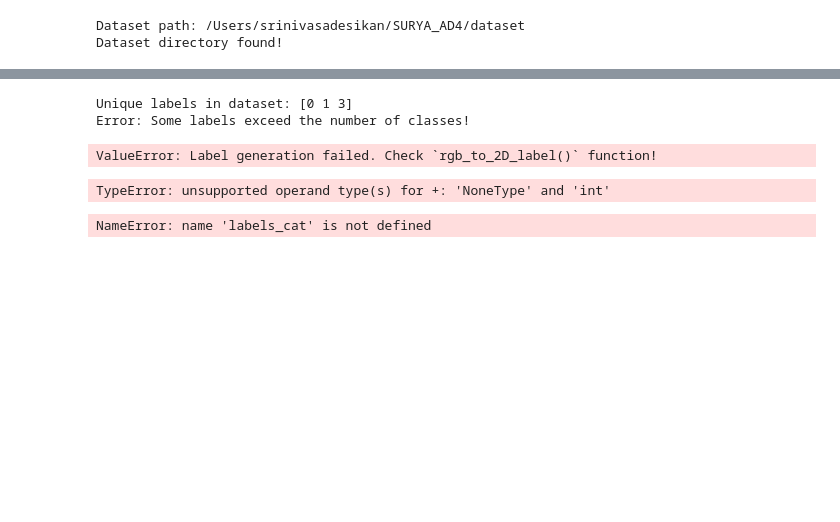
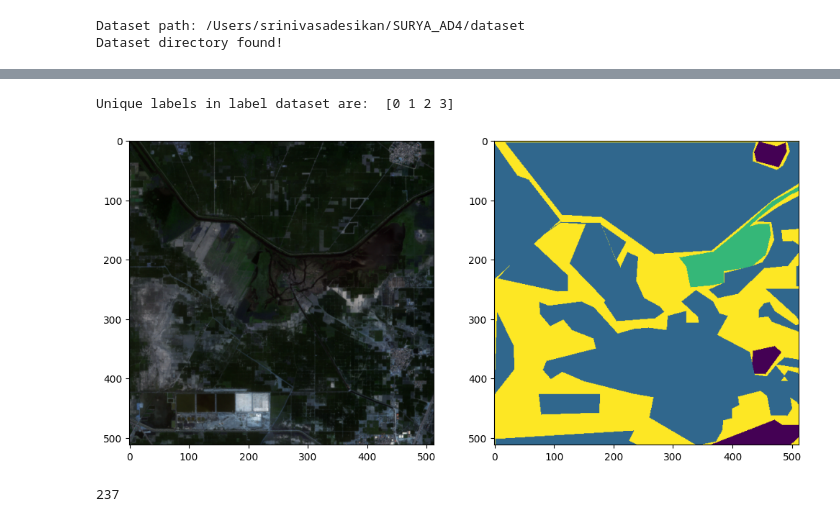
Before and after one commit to ShivamaniG/prj_final, a Jupyter notebook: code3.ipynb, the cells around one changed output, grey strips where cells are left out. Saved outputs shown, nothing was run; the diff lists cells and outputs as text; code cells hidden in the pictures; blank space fills up the shorter version.

```diff
--- a/code3.ipynb
+++ b/code3.ipynb
@@ -279,14 +315,12 @@ Unlabeled = np.array([0, 0, 0])  # '#000000'
 # %%
 def rgb_to_2D_label(label):
-    """
-    Convert RGB mask to a 2D label mask with class indices.
-    """
-    label_seg = np.zeros(label.shape[:2], dtype=np.uint8)  # Create a blank mask
 
-    label_seg[np.all(label == Builtup, axis=-1)] = 0
-    label_seg[np.all(label == Vegetation, axis=-1)] = 1
-    label_seg[np.all(label == Water, axis=-1)] = 2
+    label_seg = np.zeros(label.shape,dtype=np.uint8)
+    label_seg [np.all(label == Builtup,axis=-1)] = 0
+    label_seg [np.all(label==Vegetation,axis=-1)] = 1
+    label_seg [np.all(label==Water,axis=-1)] = 2
     label_seg[np.all(label == Unlabeled, axis=-1)] = 3
+    label_seg = label_seg[:,:,0]  #Just take the first channel, no need for all 3 channels
 
     return label_seg
 # %%
@@ -316,49 +354,26 @@ def set_labels(mask_dataset):
+# %%
+print("Unique labels in label dataset are: ", np.unique(labels))
+# %% [output]
+Unique labels in label dataset are:  [0 1 2 3]
 # %%
 import random
-import matplotlib.pyplot as plt
-
-# Generate labels
-labels = set_labels(mask_dataset)
-
-if labels is None:
-    raise ValueError("Label generation failed. Check `rgb_to_2D_label()` function!")
-
-# Select a random image
-image_number = random.randint(0, len(image_dataset) - 1)
-
+import numpy as np
+image_number = random.randint(0, len(image_dataset))
 plt.figure(figsize=(12, 6))
-
-# Display original image
 plt.subplot(121)
 plt.imshow(image_dataset[image_number])
-plt.title("Original Image")
-
-# Display corresponding label
 plt.subplot(122)
-plt.imshow(labels[image_number][:, :, 0])
-plt.title("Segmented Label")
-
+plt.imshow(labels[image_number][:,:,0])
 plt.show()
-print("Image number:", image_number)
+print(image_number)
 # %% [output]
+[figure, added]
-Unique labels in dataset: [0 1 3]
-Error: Some labels exceed the number of classes!
+237
-ValueError: Label generation failed. Check `rgb_to_2D_label()` function!
 # %%
-import numpy as np
-from tensorflow.keras.utils import to_categorical
-
-n_classes = np.max(labels) + 1  # Ensures all labels are accounted for
-
+n_classes = len(np.unique(labels))
+from keras.utils import to_categorical
 labels_cat = to_categorical(labels, num_classes=n_classes)
-# %% [output]
-TypeError: unsupported operand type(s) for +: 'NoneType' and 'int'
 # %%
 from sklearn.model_selection import train_test_split
-
-X_train, X_test, y_train, y_test = train_test_split(
-    image_dataset, labels_cat, test_size=0.20, random_state=42
-)
+X_train, X_test, y_train, y_test = train_test_split(image_dataset, labels_cat, test_size = 0.20, random_state = 42)
-# %% [output]
-NameError: name 'labels_cat' is not defined
 # %%
```
Also changed, not shown: parts of 33 cells of this notebook, 16 other files.
